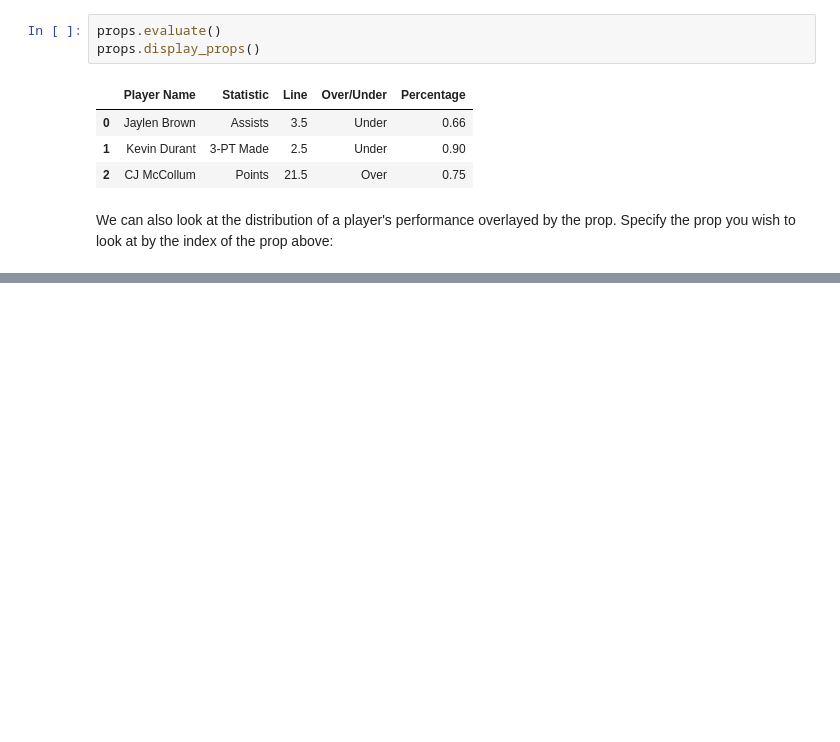
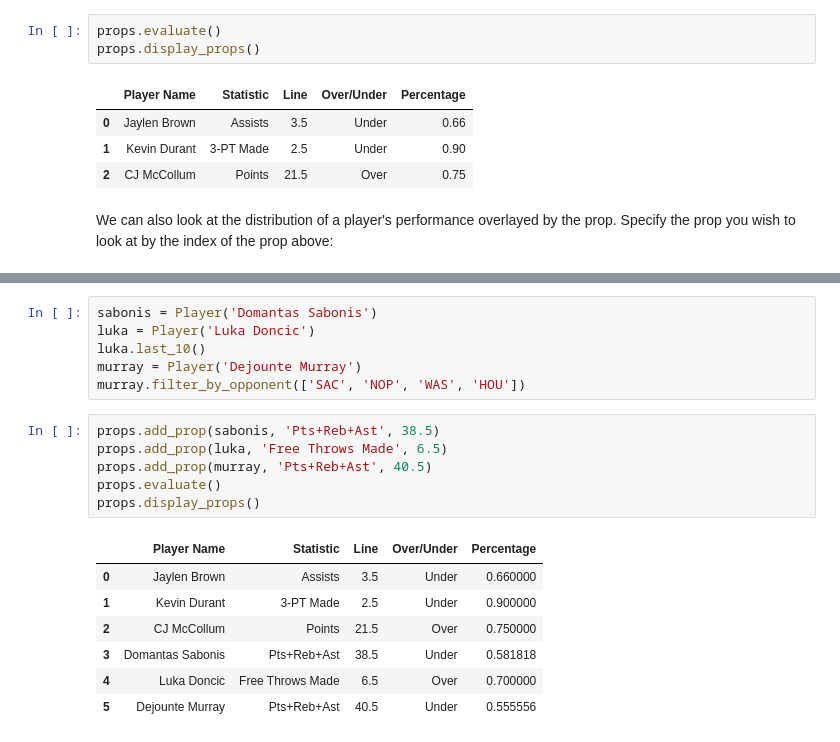
Before and after one commit to camneese/basketball, a Jupyter notebook: Analysis Tutorial.ipynb, the cells around one changed output, grey strips where cells are left out. Drawn from its saved outputs; the diff is of its cells as text; blank space fills up the shorter version.

```diff
--- a/Analysis Tutorial.ipynb
+++ b/Analysis Tutorial.ipynb
@@ -131,0 +134,20 @@ props.histogram(0)
+# %%
+sabonis = Player('Domantas Sabonis')
+luka = Player('Luka Doncic')
+luka.last_10()
+murray = Player('Dejounte Murray')
+murray.filter_by_opponent(['SAC', 'NOP', 'WAS', 'HOU'])
+# %%
+props.add_prop(sabonis, 'Pts+Reb+Ast', 38.5)
+props.add_prop(luka, 'Free Throws Made', 6.5)
+props.add_prop(murray, 'Pts+Reb+Ast', 40.5)
+props.evaluate()
+props.display_props()
+# %% [output]
+|  | Player Name | Statistic | Line | Over/Under | Percentage |
+| 0 | Jaylen Brown | Assists | 3.5 | Under | 0.660000 |
+| 1 | Kevin Durant | 3-PT Made | 2.5 | Under | 0.900000 |
+| 2 | CJ McCollum | Points | 21.5 | Over | 0.750000 |
+| 3 | Domantas Sabonis | Pts+Reb+Ast | 38.5 | Under | 0.581818 |
+| 4 | Luka Doncic | Free Throws Made | 6.5 | Over | 0.700000 |
+| 5 | Dejounte Murray | Pts+Reb+Ast | 40.5 | Under | 0.555556 |
```
Also changed, not shown: parts of 6 cells of this notebook, 1 other file.
